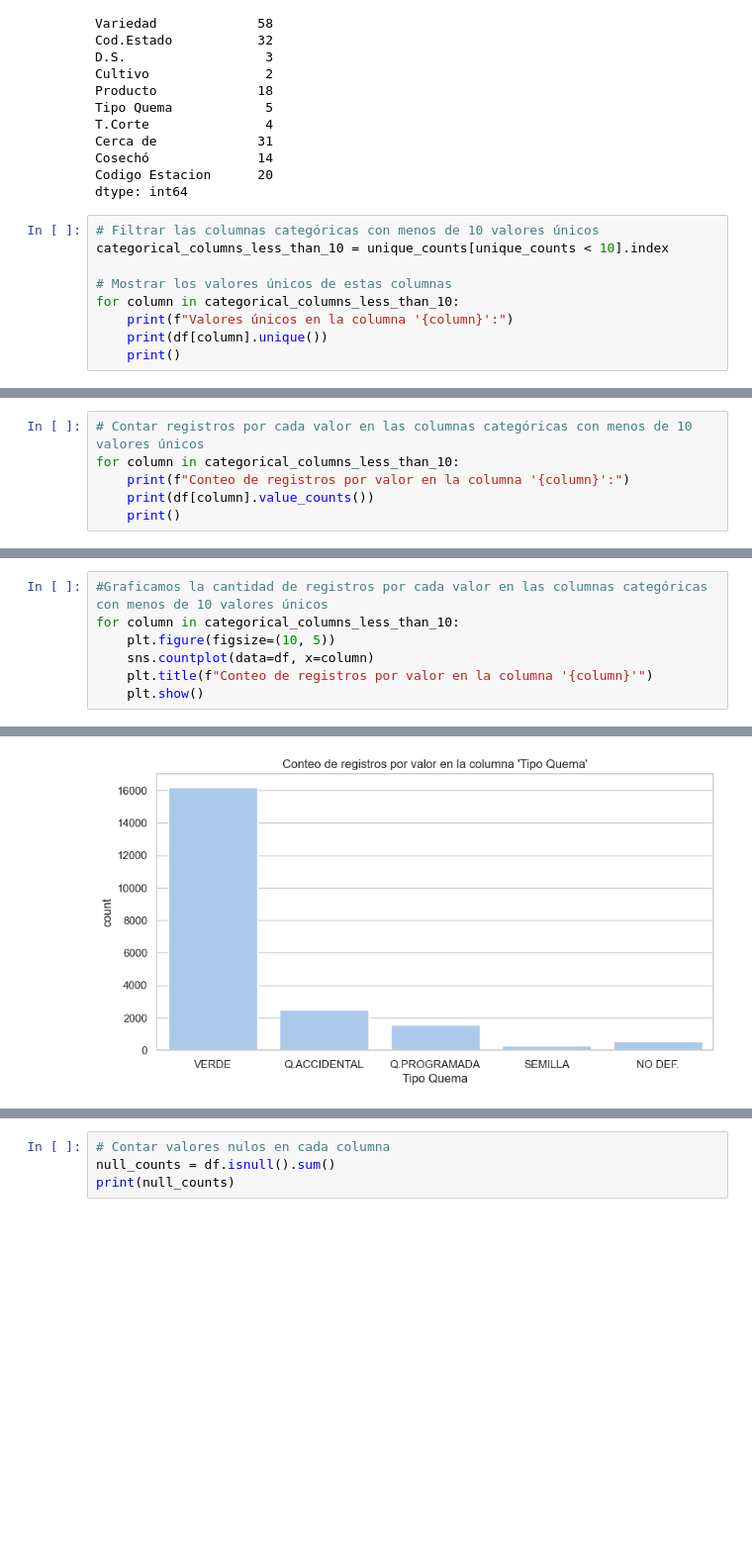
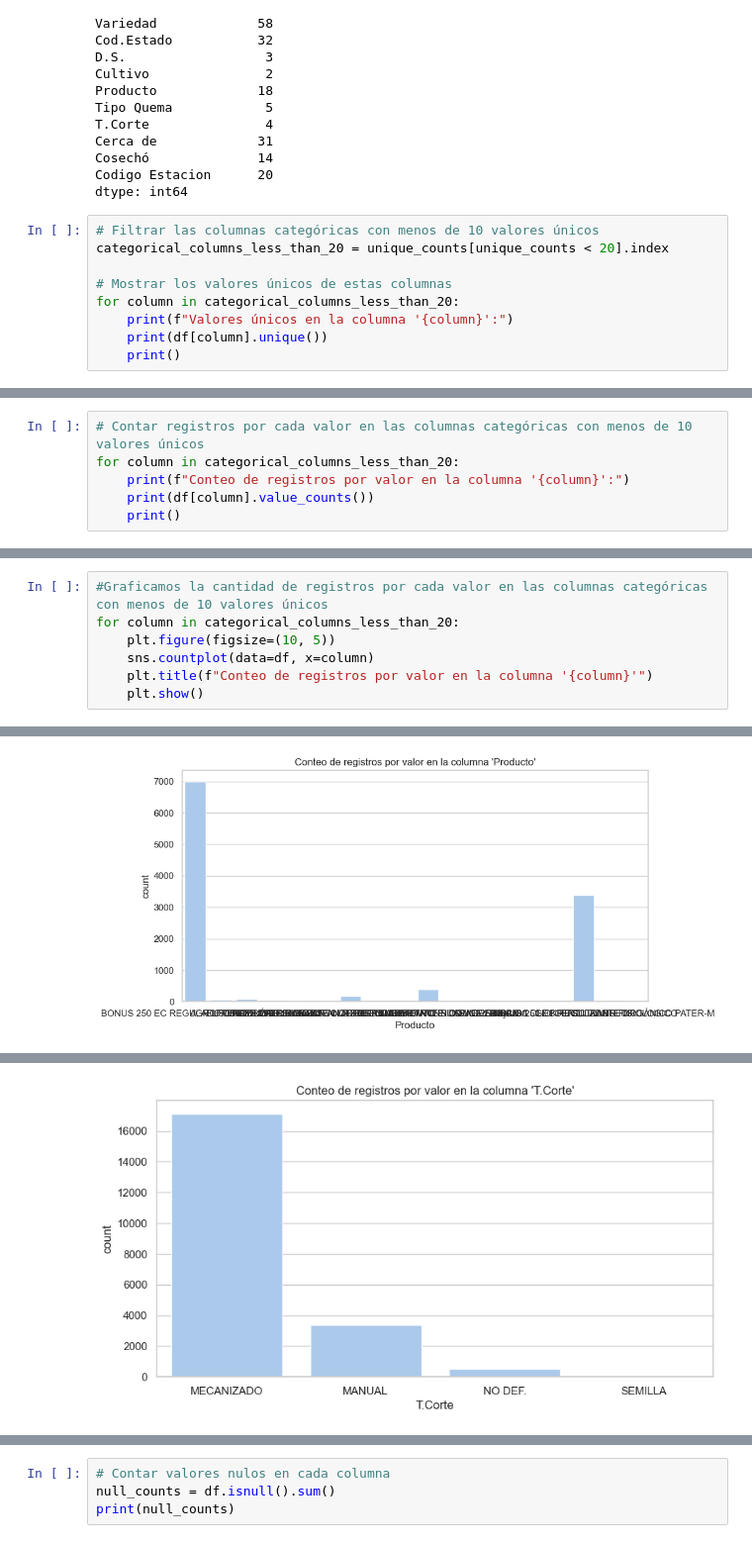
Before and after one commit to rchicangana/AprendizajeAutomaticoI, a Jupyter notebook: Parte1Regresion.ipynb, the cells around one changed output, grey strips where cells are left out. Shown at 99% size. Drawn from its saved outputs; the diff is of its cells as text; blank space fills up the shorter version.

```diff
--- a/Parte1Regresion.ipynb
+++ b/Parte1Regresion.ipynb
@@ -142,10 +156,10 @@ Codigo Estacion      20
 dtype: int64
 # %%
 # Filtrar las columnas categóricas con menos de 10 valores únicos
-categorical_columns_less_than_10 = unique_counts[unique_counts < 10].index
+categorical_columns_less_than_20 = unique_counts[unique_counts < 20].index
 
 # Mostrar los valores únicos de estas columnas
-for column in categorical_columns_less_than_10:
+for column in categorical_columns_less_than_20:
     print(f"Valores únicos en la columna '{column}':")
     print(df[column].unique())
     print()
@@ -167,6 +184,6 @@ Valores únicos en la columna 'T.Corte':
 # %%
 # Contar registros por cada valor en las columnas categóricas con menos de 10 valores únicos
-for column in categorical_columns_less_than_10:
+for column in categorical_columns_less_than_20:
     print(f"Conteo de registros por valor en la columna '{column}':")
     print(df[column].value_counts())
     print()
@@ -190,13 +207,13 @@ SEMILLA           1
 Name: count, dtype: int64
 # %%
 #Graficamos la cantidad de registros por cada valor en las columnas categóricas con menos de 10 valores únicos
-for column in categorical_columns_less_than_10:
+for column in categorical_columns_less_than_20:
     plt.figure(figsize=(10, 5))
     sns.countplot(data=df, x=column)
     plt.title(f"Conteo de registros por valor en la columna '{column}'")
     plt.show()
 # %% [output]
 [figure]
 [figure]
 [figure]
-[figure, old version]
+[figure, new version]
@@ -203,0 +221 @@ for column in categorical_columns_less_than_10:
+[figure, added]
```
Also changed, not shown: parts of 31 cells of this notebook.
